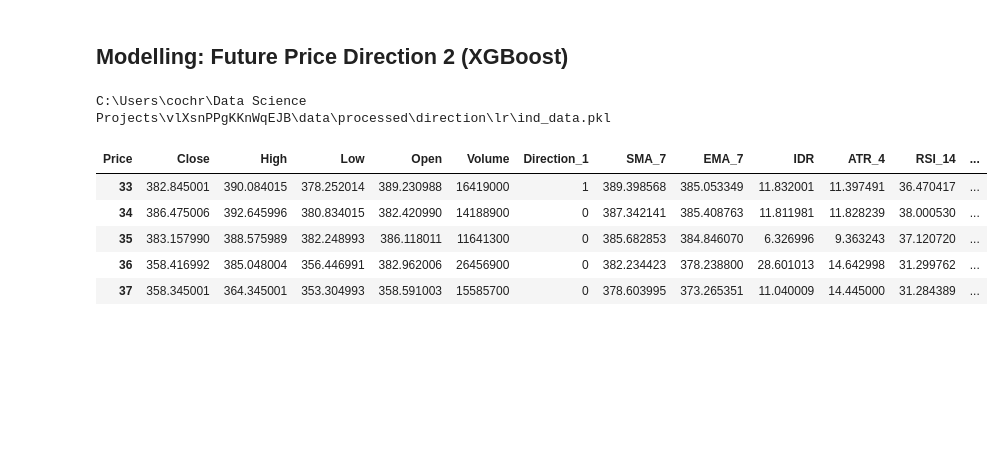
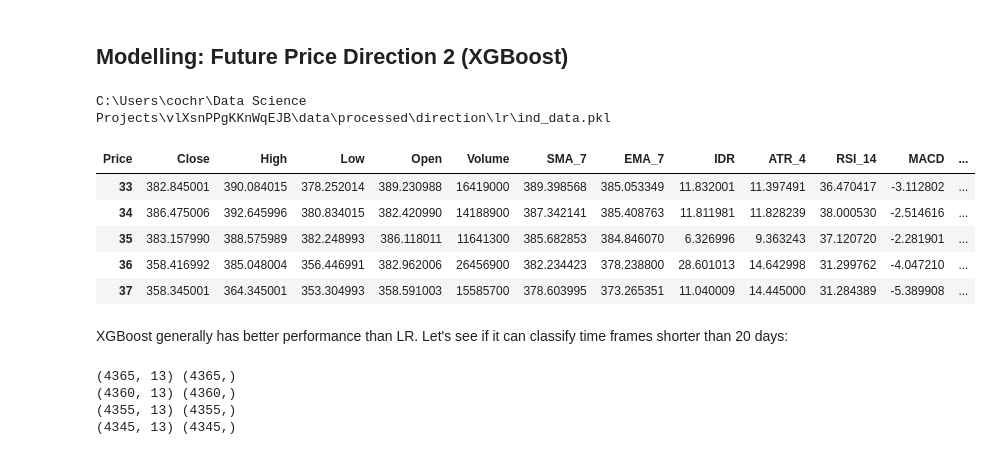
Before and after one commit to cameroncochrane/vlXsnPPgKKnWqEJB, a Jupyter notebook: direction_notebooks/4_direction_modelling.ipynb, the cells around one changed output. Drawn from its saved outputs; the diff is of its cells as text; code cells hidden in the pictures; blank space fills up the shorter version.

Commit message:
- Began XGboost modelling. Next session will involve going back over each hypertuning pipeleine and adjusting the parameters to extract as much performance as possible.

```diff
--- a/direction_notebooks/4_direction_modelling.ipynb
+++ b/direction_notebooks/4_direction_modelling.ipynb
@@ -3,16 +3,18 @@
 # %%
 # Load pre split data:
 from project_paths import PRE_SPLIT_DATA_LR_PATH
 import pandas as pd
 print(PRE_SPLIT_DATA_LR_PATH)
 
 data = pd.read_pickle(PRE_SPLIT_DATA_LR_PATH) #Contains Direction_1
-data.head()
+nd_data = data.copy()
+nd_data = nd_data.drop(columns=["Direction_1"])
+nd_data.head()
 # %% [output]
 C:\Users\cochr\Data Science Projects\vlXsnPPgKKnWqEJB\data\processed\direction\lr\ind_data.pkl
-| Price | Close | High | Low | Open | Volume | Direction_1 | SMA_7 | EMA_7 | IDR | ATR_4 | RSI_14 | ... |
-| 33 | 382.845001 | 390.084015 | 378.252014 | 389.230988 | 16419000 | 1 | 389.398568 | 385.053349 | 11.832001 | 11.397491 | 36.470417 | ... |
-| 34 | 386.475006 | 392.645996 | 380.834015 | 382.420990 | 14188900 | 0 | 387.342141 | 385.408763 | 11.811981 | 11.828239 | 38.000530 | ... |
-| 35 | 383.157990 | 388.575989 | 382.248993 | 386.118011 | 11641300 | 0 | 385.682853 | 384.846070 | 6.326996 | 9.363243 | 37.120720 | ... |
-| 36 | 358.416992 | 385.048004 | 356.446991 | 382.962006 | 26456900 | 0 | 382.234423 | 378.238800 | 28.601013 | 14.642998 | 31.299762 | ... |
-| 37 | 358.345001 | 364.345001 | 353.304993 | 358.591003 | 15585700 | 0 | 378.603995 | 373.265351 | 11.040009 | 14.445000 | 31.284389 | ... |
+| Price | Close | High | Low | Open | Volume | SMA_7 | EMA_7 | IDR | ATR_4 | RSI_14 | MACD | ... |
+| 33 | 382.845001 | 390.084015 | 378.252014 | 389.230988 | 16419000 | 389.398568 | 385.053349 | 11.832001 | 11.397491 | 36.470417 | -3.112802 | ... |
+| 34 | 386.475006 | 392.645996 | 380.834015 | 382.420990 | 14188900 | 387.342141 | 385.408763 | 11.811981 | 11.828239 | 38.000530 | -2.514616 | ... |
+| 35 | 383.157990 | 388.575989 | 382.248993 | 386.118011 | 11641300 | 385.682853 | 384.846070 | 6.326996 | 9.363243 | 37.120720 | -2.281901 | ... |
+| 36 | 358.416992 | 385.048004 | 356.446991 | 382.962006 | 26456900 | 382.234423 | 378.238800 | 28.601013 | 14.642998 | 31.299762 | -4.047210 | ... |
+| 37 | 358.345001 | 364.345001 | 353.304993 | 358.591003 | 15585700 | 378.603995 | 373.265351 | 11.040009 | 14.445000 | 31.284389 | -5.389908 | ... |
@@ -18,0 +23,38 @@ C:\Users\cochr\Data Science Projects\vlXsnPPgKKnWqEJB\data\processed\direction\l
+# %% [markdown]
+XGBoost generally has better performance than LR. Let's see if it can classify time frames shorter than 20 days:
+# %%
+# Direction_1 (1 day)
+data_1 = data.copy()
+data_1 = data_1.dropna().copy()
+X_1 = data_1.drop(columns=['Direction_1'])
+y_1 = data_1['Direction_1']
+print(X_1.shape, y_1.shape)
+
+# Direction_5 (1 week)
+data_5 = nd_data.copy()
+data_5 = add_direction(data=data_5,shift=5)
+data_5 = data_5.dropna().copy()
+X_5 = data_5.drop(columns=['Direction_5'])
+y_5 = data_5['Direction_5']
+print(X_5.shape, y_5.shape)
+
+# Direction_10 (2 week)
+data_10 = nd_data.copy()
+data_10 = add_direction(data=data_10,shift=10)
+data_10 = data_10.dropna().copy()
+X_10 = data_10.drop(columns=['Direction_10'])
+y_10 = data_10['Direction_10']
+print(X_10.shape, y_10.shape)
+
+# Direction_20 (1 month)
+data_20 = nd_data.copy()
+data_20 = add_direction(data=data_20,shift=20)
+data_20 = data_20.dropna().copy()
+X_20 = data_20.drop(columns=['Direction_20'])
+y_20 = data_20['Direction_20']
+print(X_20.shape, y_20.shape)
+# %% [output]
+(4365, 13) (4365,)
+(4360, 13) (4360,)
+(4355, 13) (4355,)
+(4345, 13) (4345,)
```
Also changed, not shown: parts of 14 cells of this notebook.
